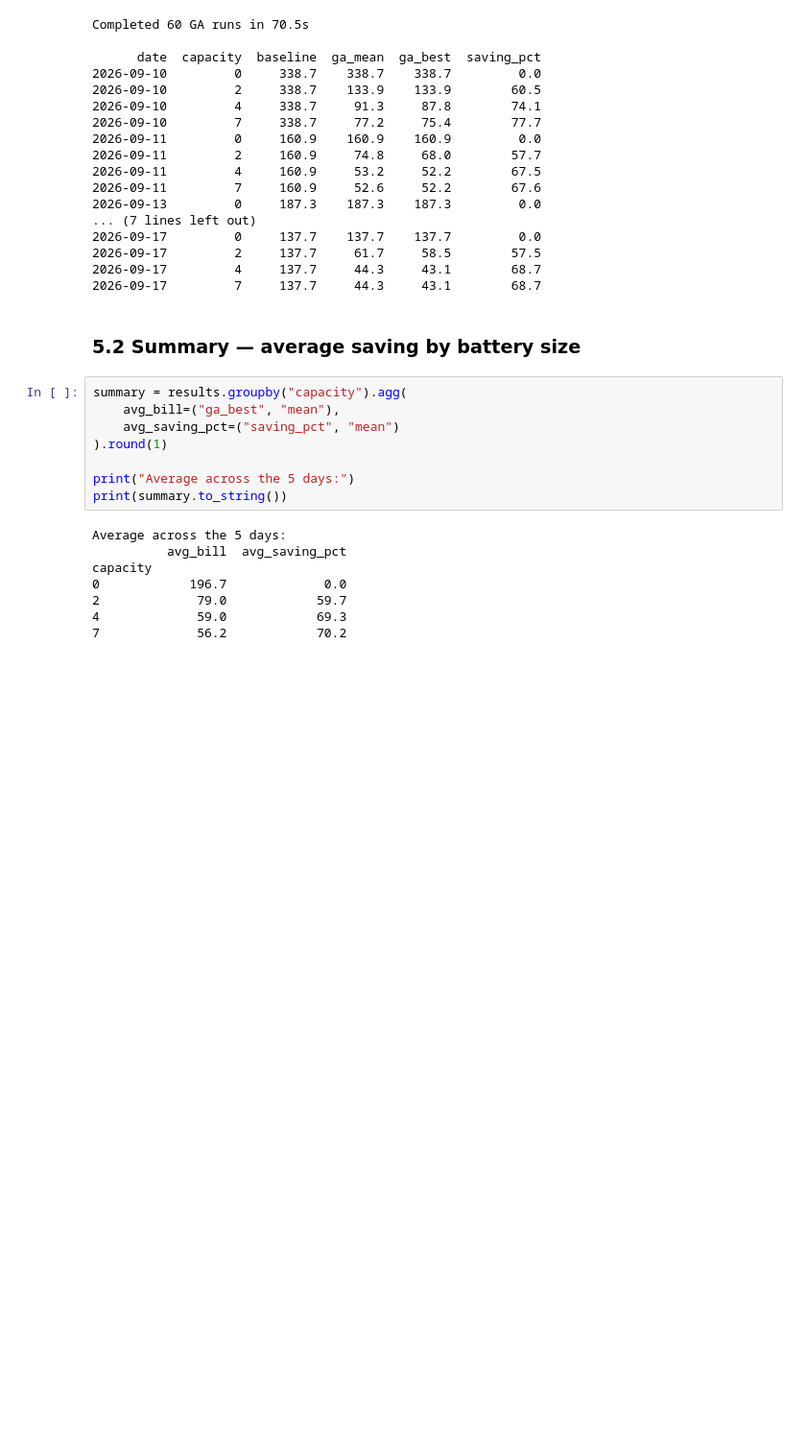
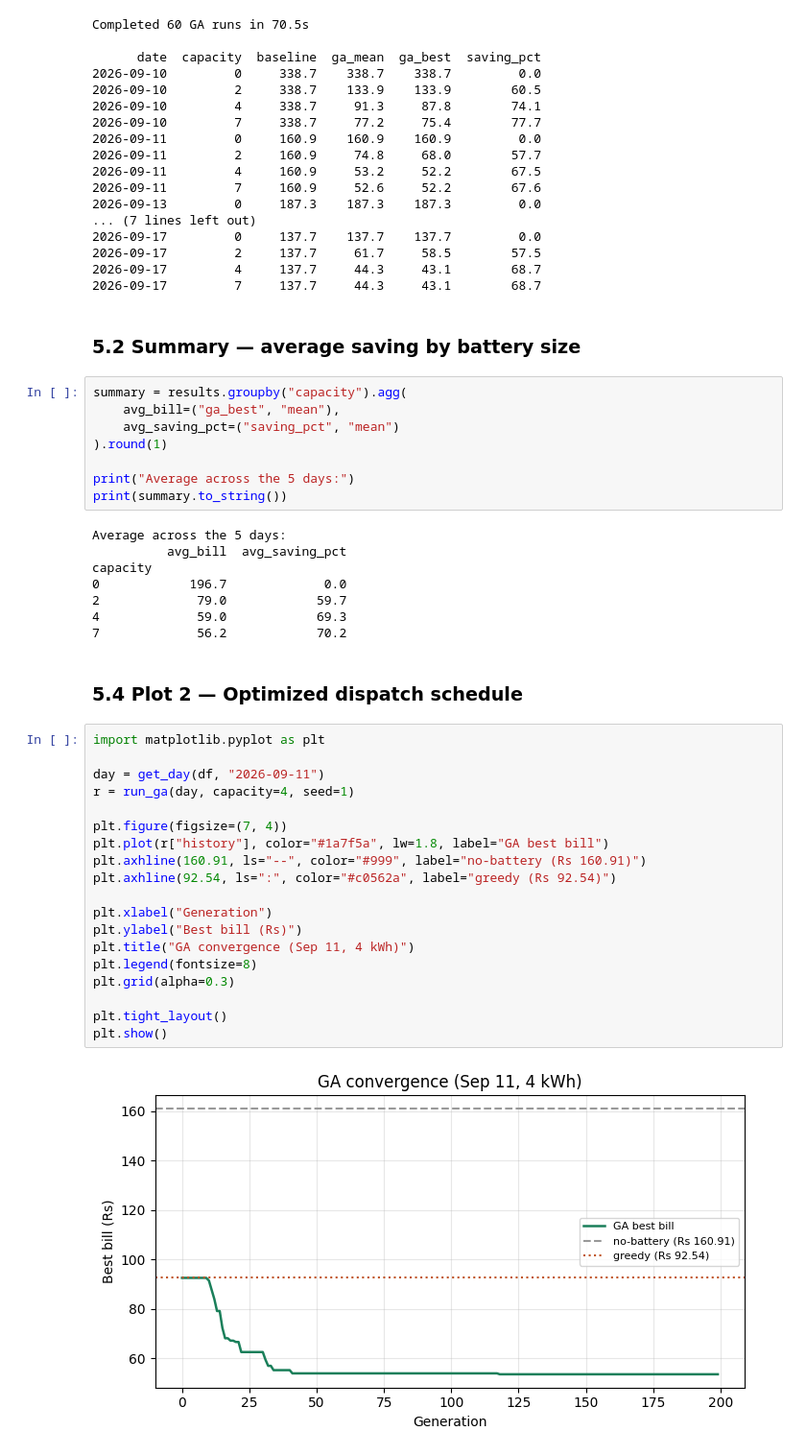
Before and after one commit to Adore96/WattWise, a Jupyter notebook: heuristic_energy_optimization.ipynb, the cells around one changed output. Shown at 96% size. Drawn from its saved outputs; the diff is of its cells as text; blank space fills up the shorter version.

Commit message:
Add convergence, dispatch, and savings plots

```diff
--- a/heuristic_energy_optimization.ipynb
+++ b/heuristic_energy_optimization.ipynb
@@ -546,3 +546,26 @@ capacity
 2             79.0            59.7
 4             59.0            69.3
 7             56.2            70.2
+# %% [markdown]
+### 5.4 Plot 2 — Optimized dispatch schedule
+# %%
+import matplotlib.pyplot as plt
+
+day = get_day(df, "2026-09-11")
+r = run_ga(day, capacity=4, seed=1)
+
+plt.figure(figsize=(7, 4))
+plt.plot(r["history"], color="#1a7f5a", lw=1.8, label="GA best bill")
+plt.axhline(160.91, ls="--", color="#999", label="no-battery (Rs 160.91)")
+plt.axhline(92.54, ls=":", color="#c0562a", label="greedy (Rs 92.54)")
+
+plt.xlabel("Generation")
+plt.ylabel("Best bill (Rs)")
+plt.title("GA convergence (Sep 11, 4 kWh)")
+plt.legend(fontsize=8)
+plt.grid(alpha=0.3)
+
+plt.tight_layout()
+plt.show()
+# %% [output]
+[figure, added]
```
Also changed, not shown: parts of 2 cells of this notebook.
